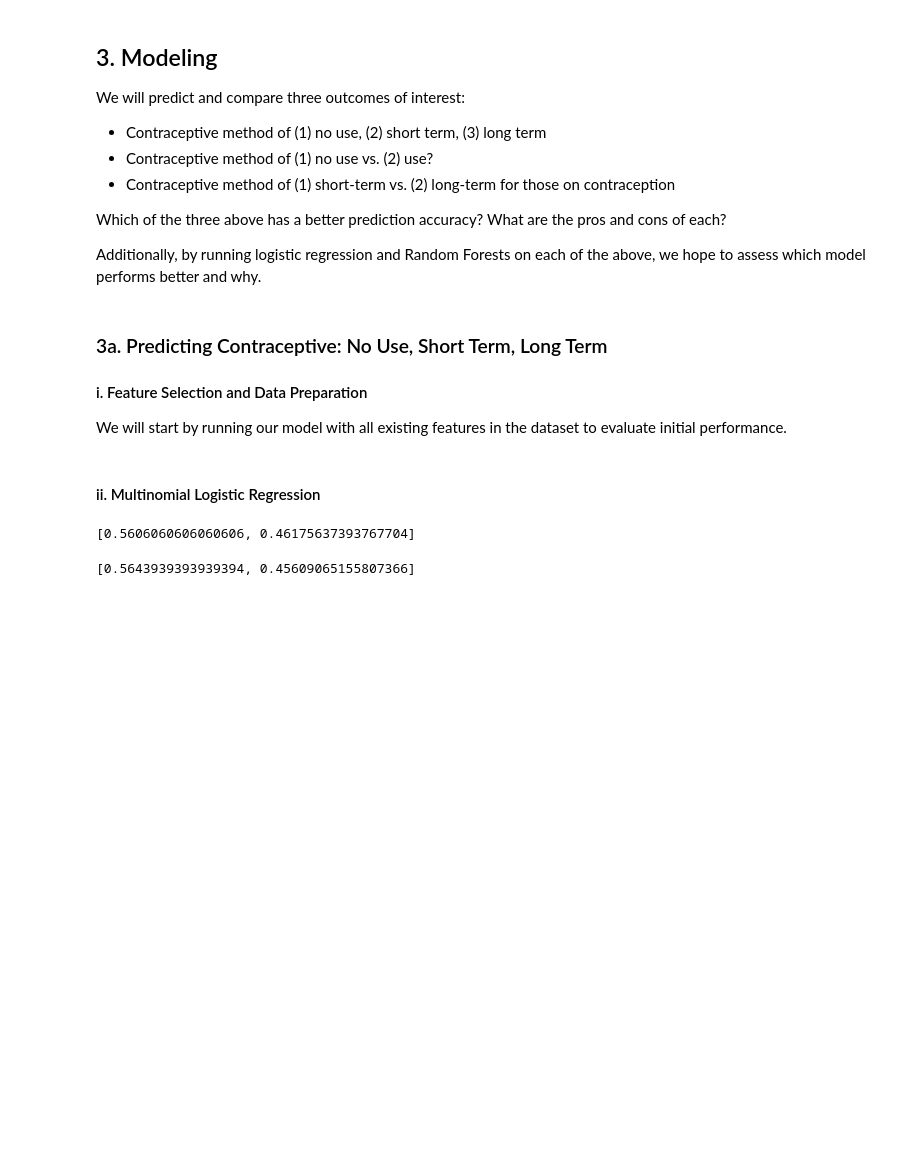
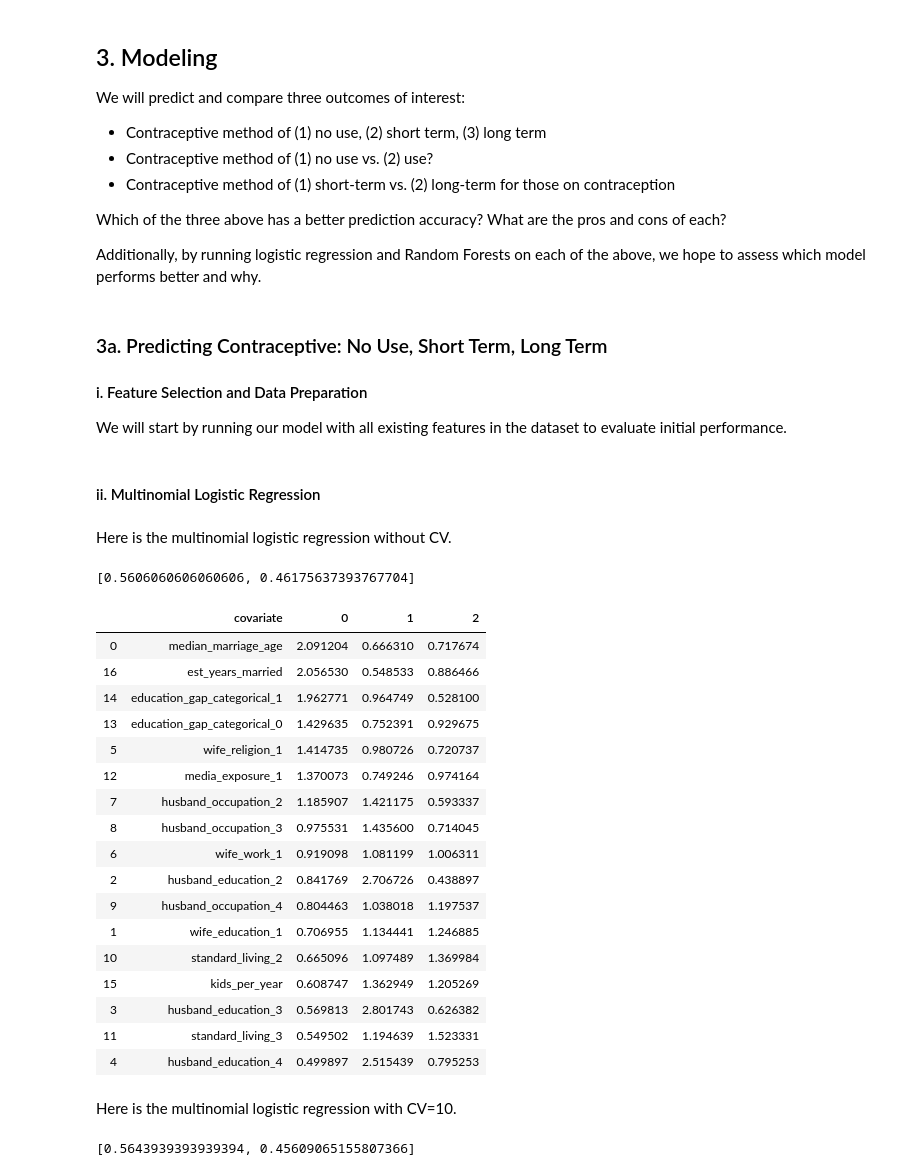
Before and after one commit to palautatan/contraception, a Jupyter notebook: 2-scripts/espejo/final-project.ipynb, the cells around one changed output. Saved outputs shown, nothing was run; the diff lists cells and outputs as text; code cells hidden in the pictures; blank space fills up the shorter version.

Commit message:
coef output

```diff
--- a/2-scripts/espejo/final-project.ipynb
+++ b/2-scripts/espejo/final-project.ipynb
@@ -475,6 +475,8 @@ X_test = contra_test_clean.drop(['contraceptive', 'contraceptive_use', 'age_bin_
 Y_test = contra_test_clean['contraceptive']
 # %% [markdown]
 #### ii. Multinomial Logistic Regression
+# %% [markdown]
+Here is the multinomial logistic regression without CV.
 # %%
 from sklearn.linear_model import LogisticRegression
 
@@ -490,6 +492,34 @@ test_accuracy_lr  = multinomial_logit.score(X = X_test, y = Y_test)
 [train_accuracy_lr, test_accuracy_lr]
 # %% [output]
 [0.5606060606060606, 0.46175637393767704]
+# %%
+coef_df = pd.DataFrame(multinomial_logit.coef_).T
+coef_df = coef_df.apply(np.exp)
+coef_df.insert(0, 'covariate', X_train.columns)
+coef_df = coef_df.sort_values(by=[0,1,2], ascending=False)
+coef_df.to_csv('../../3-output/multinomial-logit-coef.csv')
+coef_df
+# %% [output]
+|  | covariate | 0 | 1 | 2 |
+| 0 | median_marriage_age | 2.091204 | 0.666310 | 0.717674 |
+| 16 | est_years_married | 2.056530 | 0.548533 | 0.886466 |
+| 14 | education_gap_categorical_1 | 1.962771 | 0.964749 | 0.528100 |
+| 13 | education_gap_categorical_0 | 1.429635 | 0.752391 | 0.929675 |
+| 5 | wife_religion_1 | 1.414735 | 0.980726 | 0.720737 |
+| 12 | media_exposure_1 | 1.370073 | 0.749246 | 0.974164 |
+| 7 | husband_occupation_2 | 1.185907 | 1.421175 | 0.593337 |
+| 8 | husband_occupation_3 | 0.975531 | 1.435600 | 0.714045 |
+| 6 | wife_work_1 | 0.919098 | 1.081199 | 1.006311 |
+| 2 | husband_education_2 | 0.841769 | 2.706726 | 0.438897 |
+| 9 | husband_occupation_4 | 0.804463 | 1.038018 | 1.197537 |
+| 1 | wife_education_1 | 0.706955 | 1.134441 | 1.246885 |
+| 10 | standard_living_2 | 0.665096 | 1.097489 | 1.369984 |
+| 15 | kids_per_year | 0.608747 | 1.362949 | 1.205269 |
+| 3 | husband_education_3 | 0.569813 | 2.801743 | 0.626382 |
+| 11 | standard_living_3 | 0.549502 | 1.194639 | 1.523331 |
+| 4 | husband_education_4 | 0.499897 | 2.515439 | 0.795253 |
+# %% [markdown]
+Here is the multinomial logistic regression with CV=10.
 # %%
 from sklearn.linear_model import LogisticRegressionCV
 
```
Also changed, not shown: parts of 17 cells of this notebook, 6 other files.
